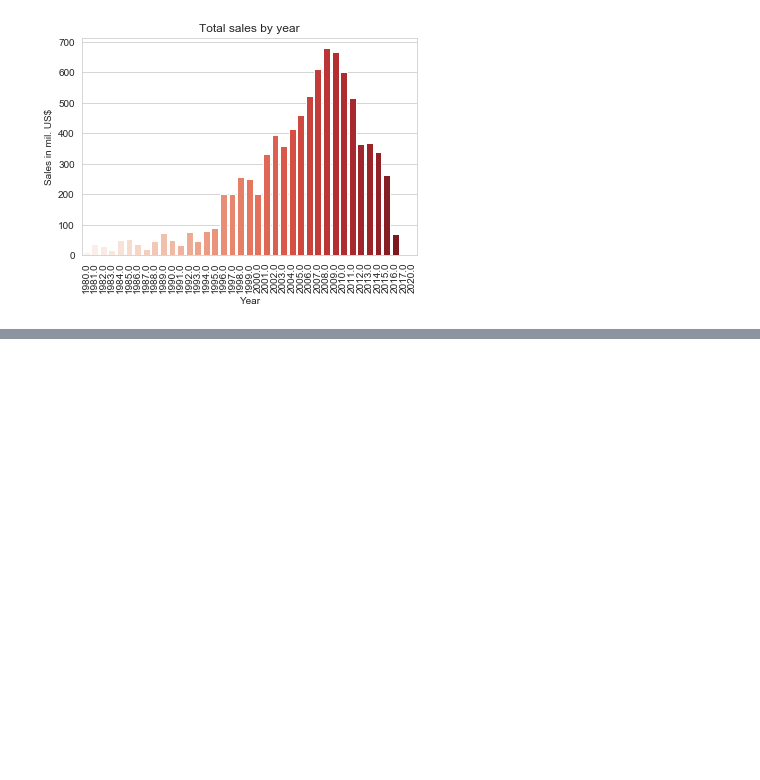
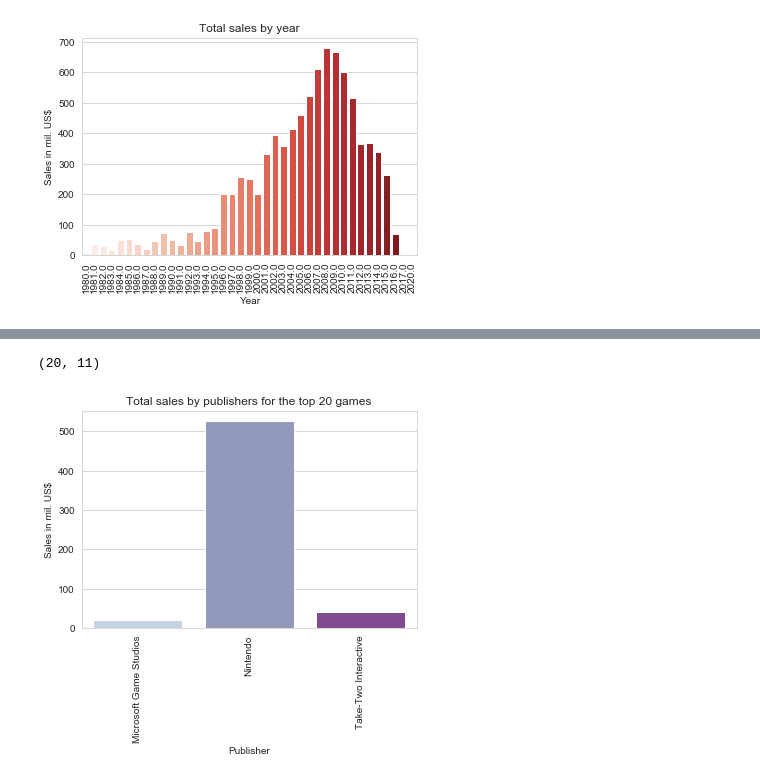
Before and after one commit to hosadman/video-game-sales-data-analysis, a Jupyter notebook: analysis.ipynb, the cells around one changed output, grey strips where cells are left out. Drawn from its saved outputs; the diff is of its cells as text; code cells hidden in the pictures; blank space fills up the shorter version.

```diff
--- a/analysis.ipynb
+++ b/analysis.ipynb
@@ -105,0 +118,3 @@ plt.show()
+# %%
+df1 = df[df['Global_Sales'] > 20]
+df1.head(10)
@@ -105,0 +133,16 @@ plt.show()
+# %%
+print(df1.shape)
+# %% [output]
+(20, 11)
+# %%
+sns.set_style('whitegrid')
+
+pbr = df1.groupby('Publisher')['Global_Sales'].sum()
+pbrg = sns.barplot(x=pbr.index, y=pbr, palette="BuPu")
+plt.ylabel('Sales in mil. US$')
+plt.title('Total sales by publishers for the top 20 games')
+pbrg.set_xticklabels(pbrg.get_xticklabels(), rotation=90)
+
+plt.show()
+# %% [output]
+[figure, added]
```
Also changed, not shown: parts of 5 cells of this notebook.
